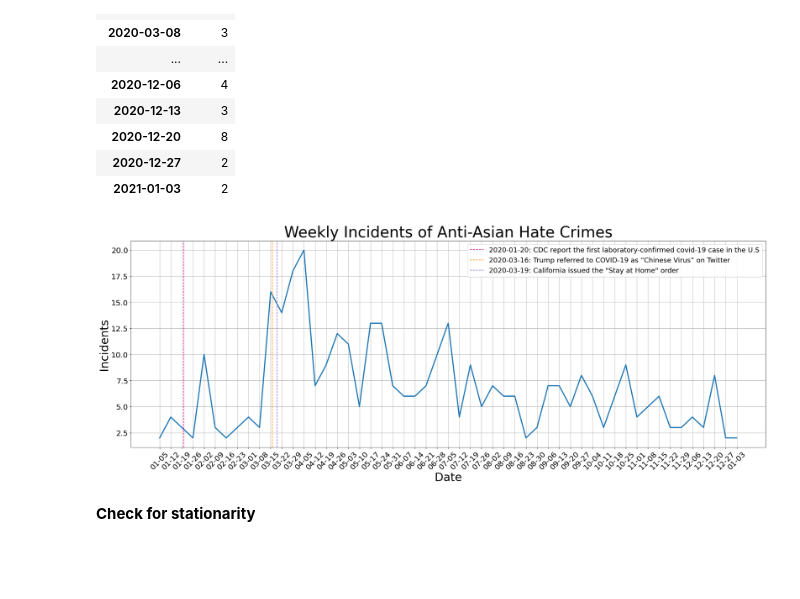
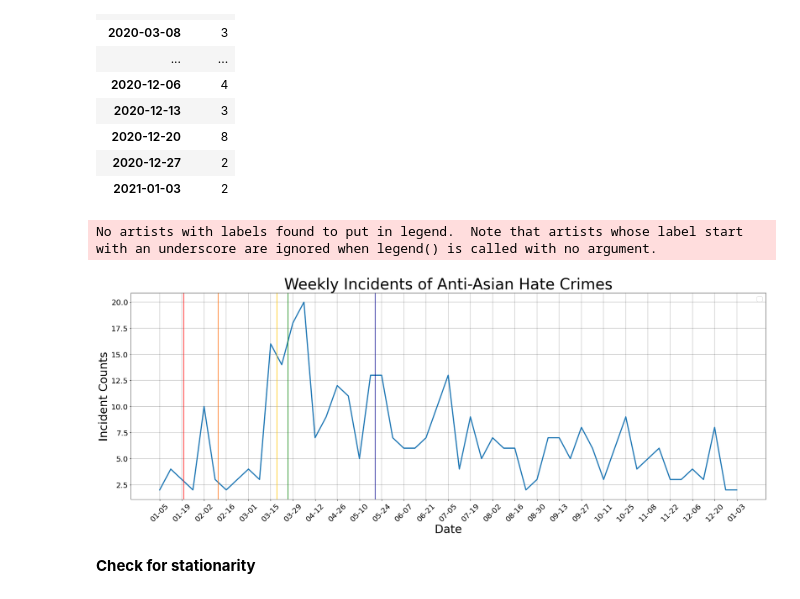
Before and after one commit to macs30200-s23/replication-materials-yuzhouw313, a Jupyter notebook: FBI_hatecrime/crime_analysis.ipynb, the cells around one changed output. Saved outputs shown, nothing was run; the diff lists cells and outputs as text; code cells hidden in the pictures; blank space fills up the shorter version.

```diff
--- a/FBI_hatecrime/crime_analysis.ipynb
+++ b/FBI_hatecrime/crime_analysis.ipynb
@@ -266,27 +268,27 @@ weekly_antiasian_crimes
 # %%
-import datetime
-tick_positions = weekly_antiasian_crimes.index
-tick_labels = [d.strftime('%m-%d') for d in weekly_antiasian_crimes.index]
+tick_positions = weekly_antiasian_crimes.index[::2]
+tick_labels = [d.strftime('%m-%d') for d in tick_positions]
 
 fig, ax = plt.subplots(figsize=(30, 10))
 ax.plot(weekly_antiasian_crimes.index, weekly_antiasian_crimes.values, lw=3)
-plt.xlabel('Date', fontsize=30)
-plt.ylabel('Incidents', fontsize=30)
-plt.title('Weekly Incidents of Anti-Asian Hate Crimes', fontsize=40)
+ax.set_xlabel('Date', fontsize=30)
+ax.set_ylabel('Incident Counts', fontsize=30)
+ax.set_title('Weekly Incidents of Anti-Asian Hate Crimes', fontsize=40)
 ax.tick_params(axis='both', which='major', labelsize=20)
 ax.set_xticks(tick_positions)
 ax.set_xticklabels(tick_labels, rotation=45)
-plt.xticks(weekly_antiasian_crimes.index)
-plt.axvline(x=datetime.date(2020, 1, 20), color='#C71585', linestyle='--', label='2020-01-20: CDC report the first laboratory-confirmed covid-19 case in the U.S')
-plt.axvline(x=datetime.date(2020, 3, 16), color= '#FF8C00', linestyle='--', label='2020-03-16: Trump referred to COVID-19 as “Chinese Virus” on Twitter')
-plt.axvline(x=datetime.date(2020, 3, 19), color= '#9370DB', linestyle='--', label='2020-03-19: California issued the "Stay at Home" order')
 
+plt.axvline(x=datetime.date(2020, 1, 20), color='red', linestyle='-')
+plt.axvline(x=datetime.date(2020, 2, 11), color= '#FF6700', linestyle='-')
+plt.axvline(x=datetime.date(2020, 3, 19), color= '#FFC300', linestyle='-')
+plt.axvline(x=datetime.date(2020, 3, 26), color= 'green', linestyle='-')
+plt.axvline(x=datetime.date(2020, 5, 20), color= '#00008B', linestyle='-')
 plt.legend(fontsize=18)
-ax.grid(True)
-
+ax.grid(True, linewidth=0.3, color='black')
 plt.show()
 # %% [output]
+No artists with labels found to put in legend.  Note that artists whose label start with an underscore are ignored when legend() is called with no argument.
-[figure, old version]
+[figure, new version]
 # %% [markdown]
 <b>Check for stationarity</b>
 # %%
```
Also changed, not shown: parts of 1 cell of this notebook, 2 other files.
